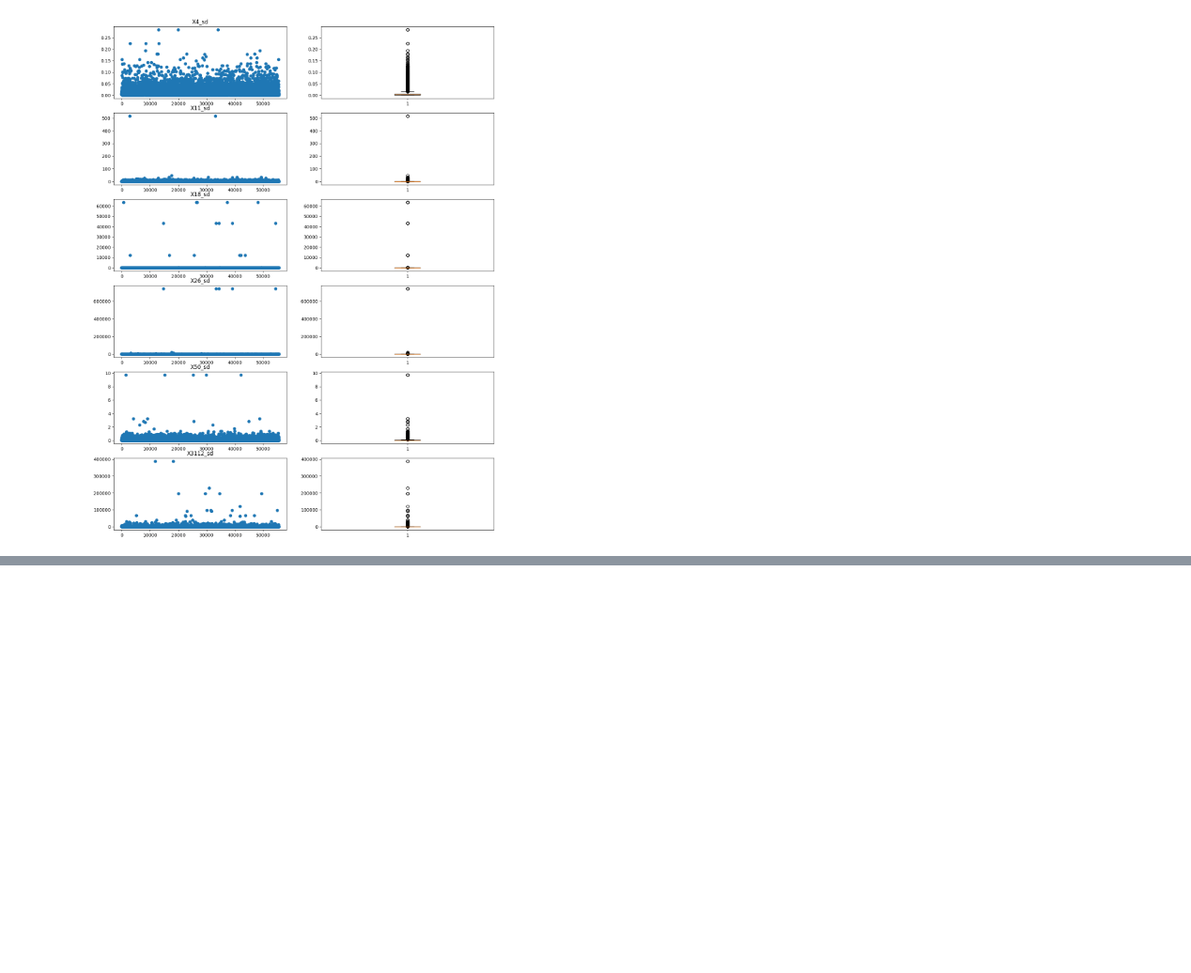
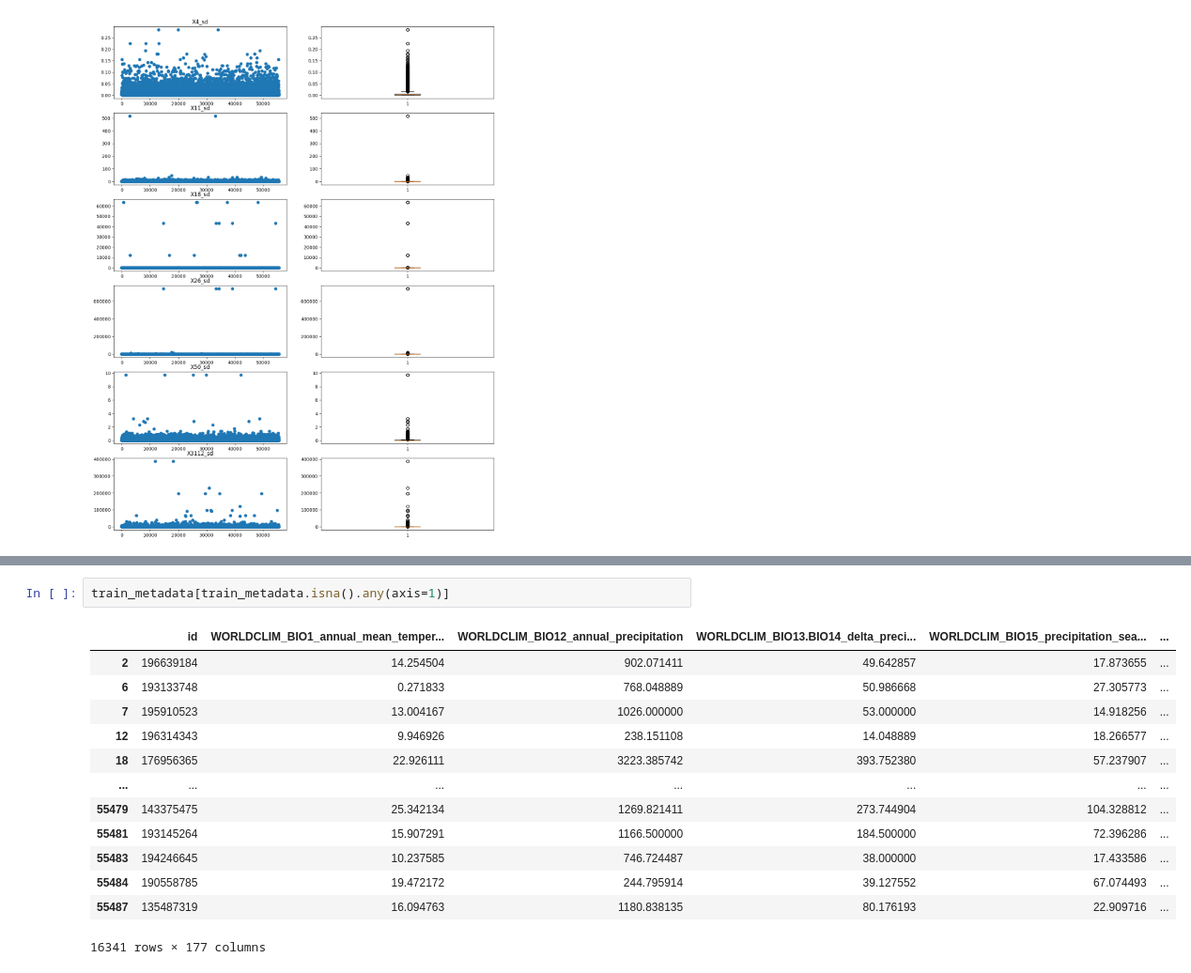
Before and after one commit to polmonroig/plant_traits, a Jupyter notebook: notebooks/eda.ipynb, the cells around one changed output, grey strips where cells are left out. Shown at 94% size. Drawn from its saved outputs; the diff is of its cells as text; blank space fills up the shorter version.

```diff
--- a/notebooks/eda.ipynb
+++ b/notebooks/eda.ipynb
@@ -218,0 +232,16 @@ Name: X3112_sd, Length: 55489, dtype: float64
+# %%
+train_metadata[train_metadata.isna().any(axis=1)]
+# %% [output]
+|  | id | WORLDCLIM_BIO1_annual_mean_temper... | WORLDCLIM_BIO12_annual_precipitation | WORLDCLIM_BIO13.BIO14_delta_preci... | WORLDCLIM_BIO15_precipitation_sea... | ... |
+| 2 | 196639184 | 14.254504 | 902.071411 | 49.642857 | 17.873655 | ... |
+| 6 | 193133748 | 0.271833 | 768.048889 | 50.986668 | 27.305773 | ... |
+| 7 | 195910523 | 13.004167 | 1026.000000 | 53.000000 | 14.918256 | ... |
+| 12 | 196314343 | 9.946926 | 238.151108 | 14.048889 | 18.266577 | ... |
+| 18 | 176956365 | 22.926111 | 3223.385742 | 393.752380 | 57.237907 | ... |
+| ... | ... | ... | ... | ... | ... | ... |
+| 55479 | 143375475 | 25.342134 | 1269.821411 | 273.744904 | 104.328812 | ... |
+| 55481 | 193145264 | 15.907291 | 1166.500000 | 184.500000 | 72.396286 | ... |
+| 55483 | 194246645 | 10.237585 | 746.724487 | 38.000000 | 17.433586 | ... |
+| 55484 | 190558785 | 19.472172 | 244.795914 | 39.127552 | 67.074493 | ... |
+| 55487 | 135487319 | 16.094763 | 1180.838135 | 80.176193 | 22.909716 | ... |
+16341 rows × 177 columns
```
Also changed, not shown: parts of 7 cells of this notebook, 2 other files.
